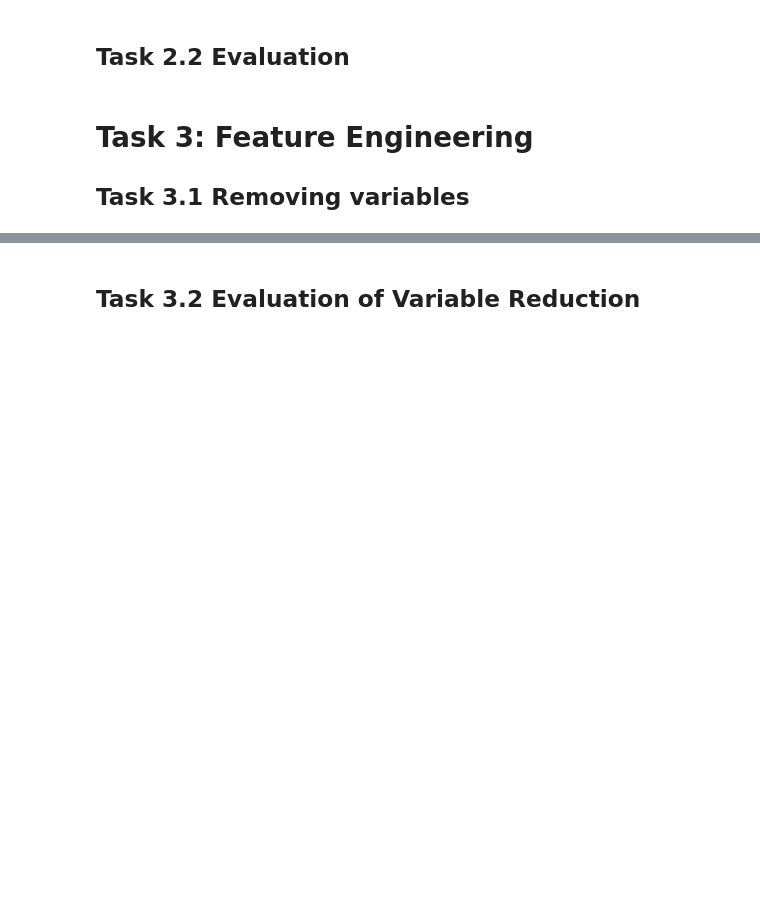
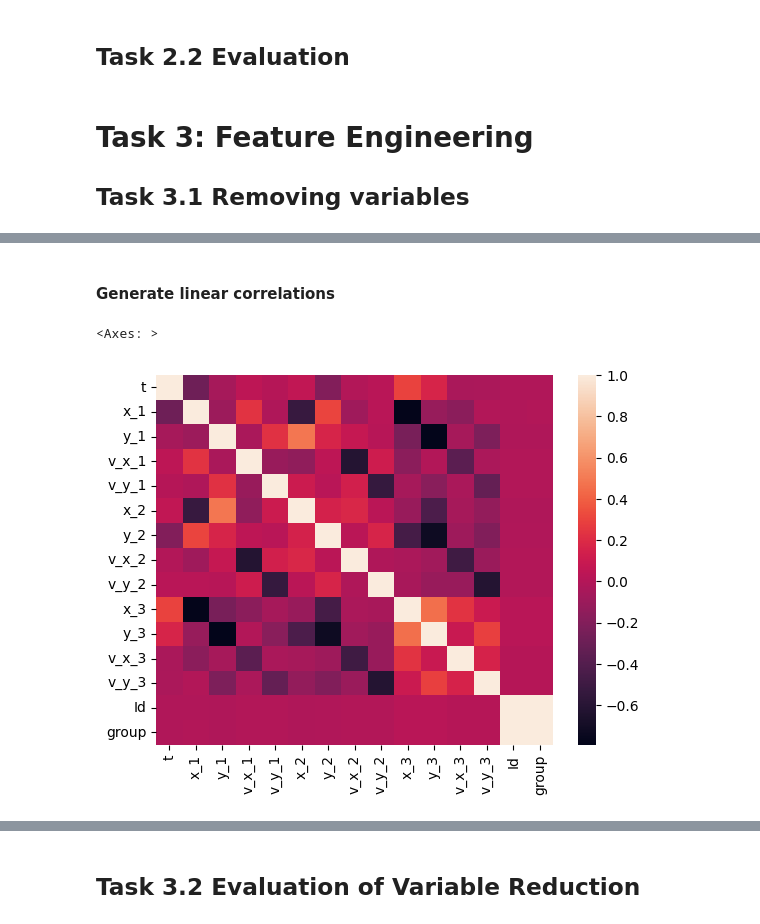
Before and after one commit to AgnJed/ML_the_3-body_problem, a Jupyter notebook: machine-learning-nova-1.ipynb, the cells around one changed output, grey strips where cells are left out. Saved outputs shown, nothing was run; the diff lists cells and outputs as text; code cells hidden in the pictures; blank space fills up the shorter version.

```diff
--- a/machine-learning-nova-1.ipynb
+++ b/machine-learning-nova-1.ipynb
@@ -436,0 +525,8 @@ plot_y_yhat(output_validation.to_numpy(), pd.DataFrame(output_val_predict).to_nu
+# %% [markdown]
+#### Generate linear correlations
+# %%
+corr = df_raw_train.corr()
+sns.heatmap(corr,annot=False)
+# %% [output]
+<Axes: >
+[figure, added]
```
Also changed, not shown: parts of 24 cells of this notebook, 1 other file.
